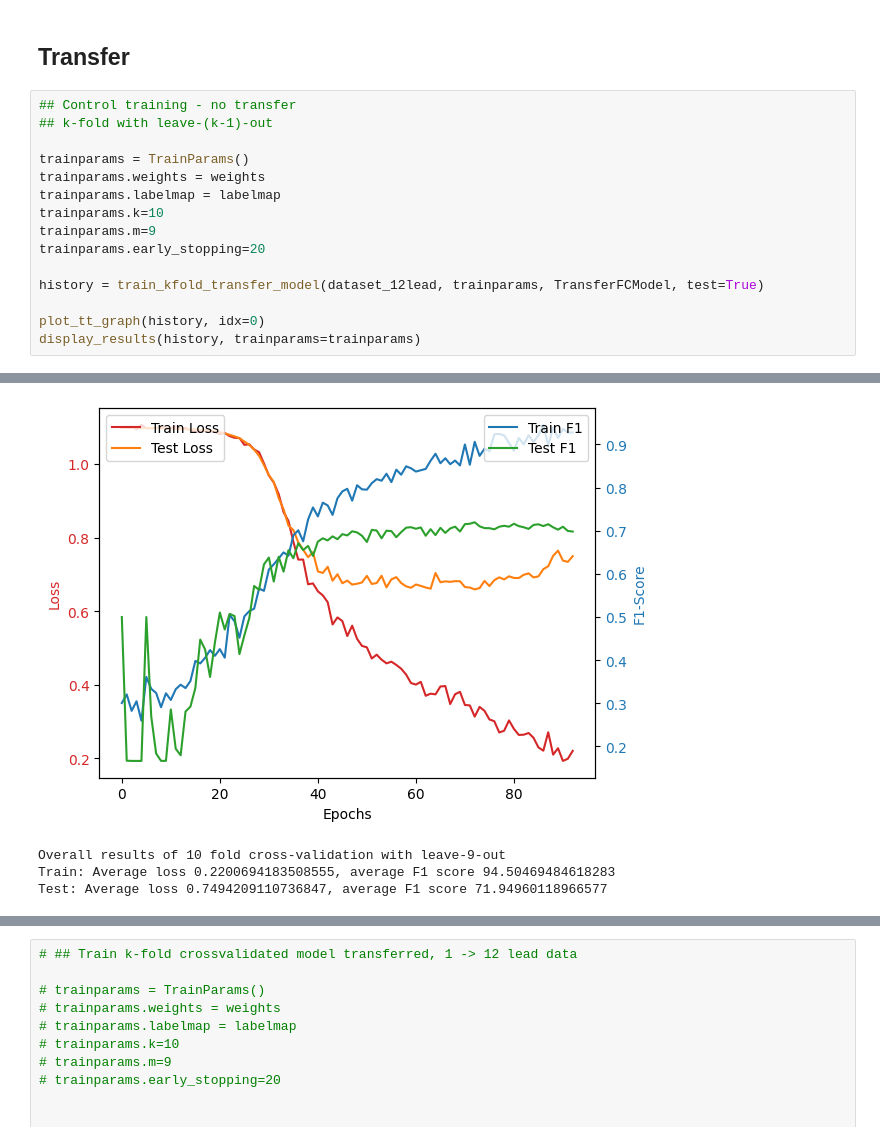
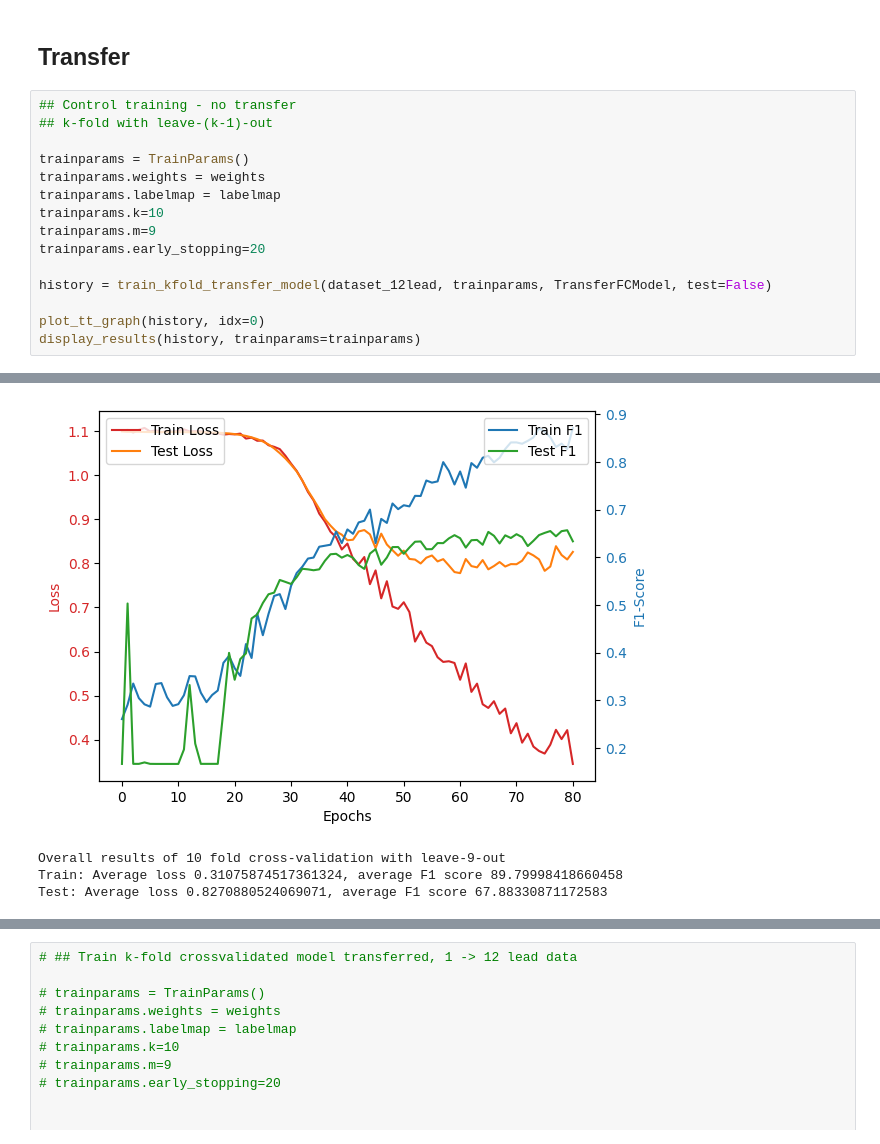
Before and after one commit to MattyAB/ecg_transfer, a Jupyter notebook: ecg.ipynb, the cells around one changed output, grey strips where cells are left out. Cells and saved outputs as stored; diff of their text form.

```diff
--- a/ecg.ipynb
+++ b/ecg.ipynb
@@ -149,7 +149,7 @@ trainparams.k=10
 trainparams.m=9
 trainparams.early_stopping=20
 
-history = train_kfold_transfer_model(dataset_12lead, trainparams, TransferFCModel, test=True)
+history = train_kfold_transfer_model(dataset_12lead, trainparams, TransferFCModel, test=False)
 
 plot_tt_graph(history, idx=0)
 display_results(history, trainparams=trainparams)
@@ -168,7 +174,7 @@ Early stopping triggered after epoch 93
-[figure, old version]
+[figure, new version]
 Overall results of 10 fold cross-validation with leave-9-out
-Train: Average loss 0.2200694183508555, average F1 score 94.50469484618283
-Test: Average loss 0.7494209110736847, average F1 score 71.94960118966577
+Train: Average loss 0.31075874517361324, average F1 score 89.79998418660458
+Test: Average loss 0.8270880524069071, average F1 score 67.88330871172583
 # %%
 ## Control training - no transfer
 ## k-fold with leave-1-out
```
Also changed, not shown: parts of 15 cells of this notebook, 2 other files.
